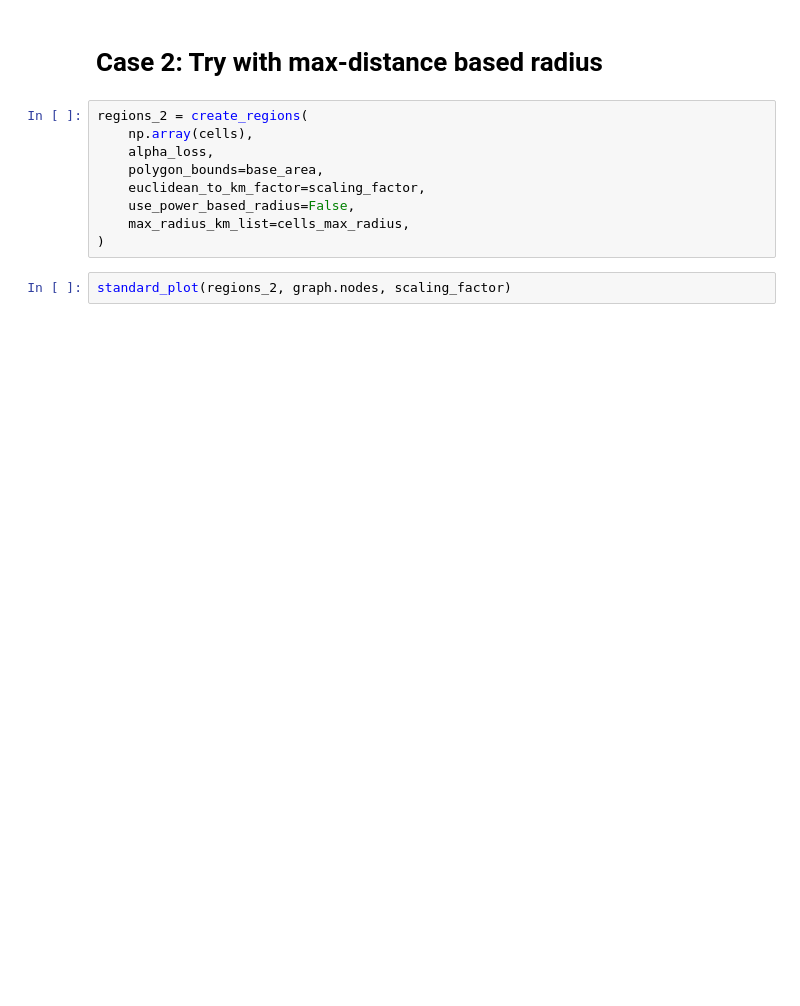
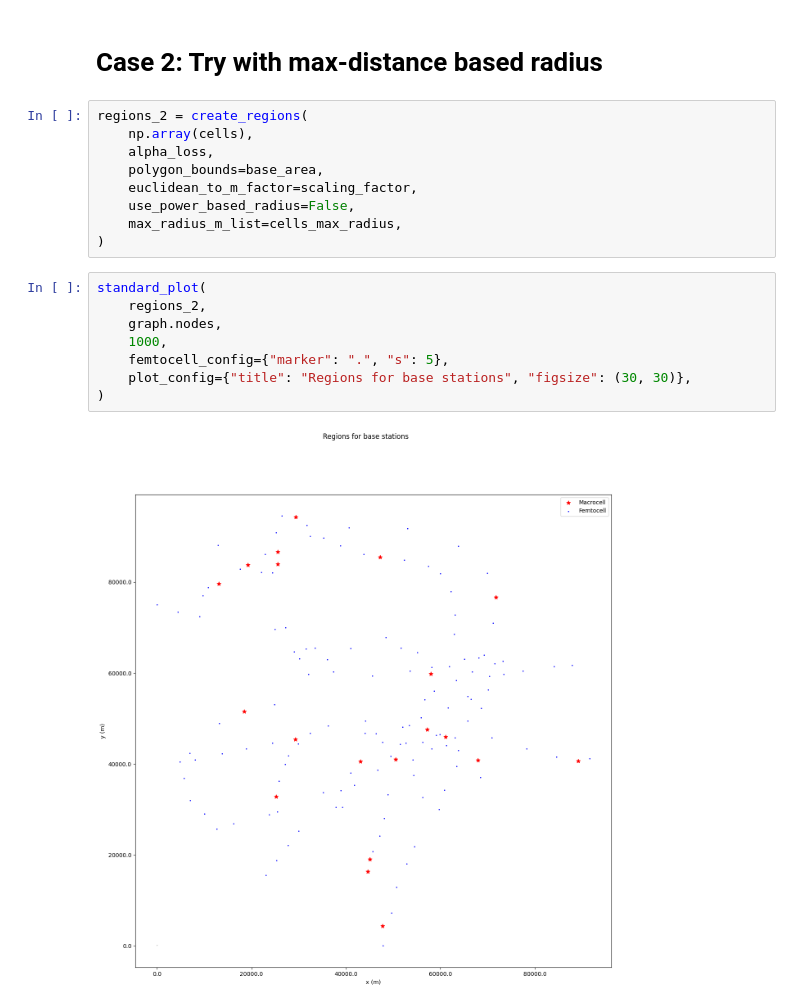
Before and after one commit to 6G-XTREME/PoF_Simulator, a Jupyter notebook: mocks/pruebas_mapa_cobertura/test-improved-radius.ipynb, the cells around one changed output. Cells and saved outputs as stored; diff of their text form; blank space fills up the shorter version.

```diff
--- a/mocks/pruebas_mapa_cobertura/test-improved-radius.ipynb
+++ b/mocks/pruebas_mapa_cobertura/test-improved-radius.ipynb
@@ -85,9 +92,17 @@ regions_2 = create_regions(
     np.array(cells),
     alpha_loss,
     polygon_bounds=base_area,
-    euclidean_to_km_factor=scaling_factor,
+    euclidean_to_m_factor=scaling_factor,
     use_power_based_radius=False,
-    max_radius_km_list=cells_max_radius,
+    max_radius_m_list=cells_max_radius,
 )
-# %%
-standard_plot(regions_2, graph.nodes, scaling_factor)
+# %%
+standard_plot(
+    regions_2,
+    graph.nodes,
+    1000,
+    femtocell_config={"marker": ".", "s": 5},
+    plot_config={"title": "Regions for base stations", "figsize": (30, 30)},
+)
+# %% [output]
+[figure, added]
```
Also changed, not shown: parts of 4 cells of this notebook, 3 other files.
